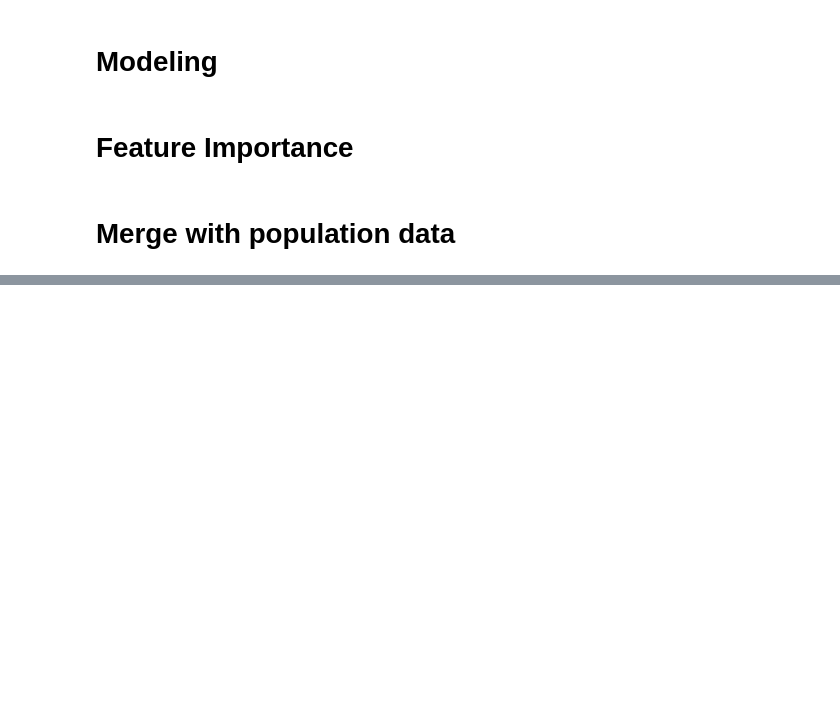
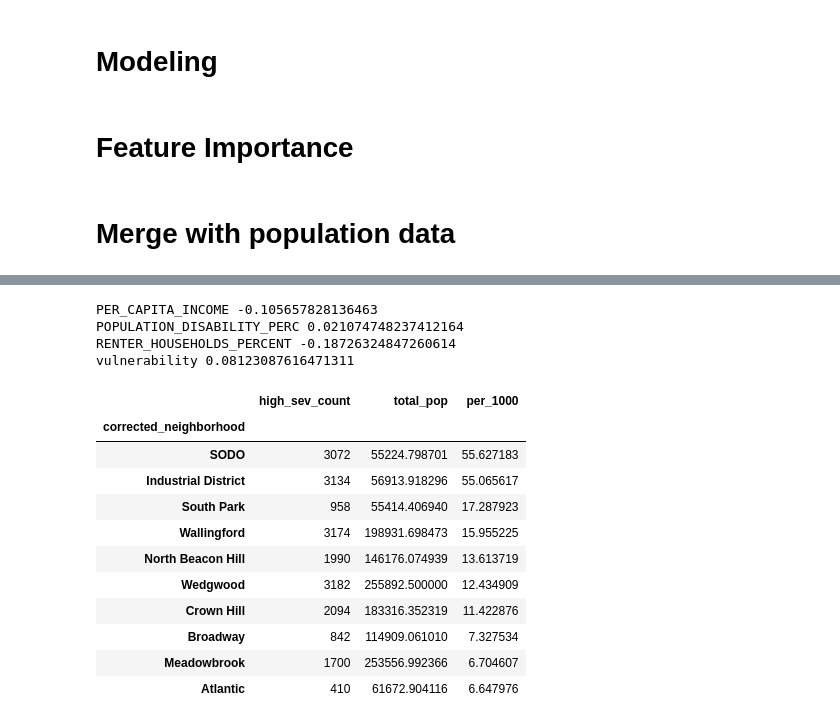
Before and after one commit to Hyperion8642/datathon_2026_asj, a Jupyter notebook: datathon_EDA_saeah.ipynb, the cells around one changed output, grey strips where cells are left out. Saved outputs shown, nothing was run; the diff lists cells and outputs as text; code cells hidden in the pictures; blank space fills up the shorter version.

```diff
--- a/datathon_EDA_saeah.ipynb
+++ b/datathon_EDA_saeah.ipynb
@@ -182,8 +182,7 @@ acs_cols = [
     'NEIGH_NAME', 'TOTAL_POPULATION', 'TOTAL_HOUSEHOLDS', 'Children_under_5',
     'Children_under_18', 'Older_Adults_65_over', 'Median_Age', 'Male', 'Female',
     'PEOPLE_OF_COLOR_PERCENT', 'BACHELOR_HIGHER_PERCENT', 'PER_CAPITA_INCOME',
-    'RENTER_HOUSEHOLDS_PERCENT', 'DETACHED_1_UNIT_PERCENT',
-    'PUBLIC_TRANSPORTATION_PERCENT', 'POPULATION_DISABILITY_PERC',
+    'RENTER_HOUSEHOLDS_PERCENT', 'PUBLIC_TRANSPORTATION_PERCENT', 'POPULATION_DISABILITY_PERC',
     'geometry'
 ]
 acs_gdf_small = acs_gdf[acs_cols]
@@ -250,0 +213,9 @@ plt.show()
+# %%
+merged_gdf["vulnerability"] = (
+    merged_gdf["POPULATION_DISABILITY_PERC"] +
+    merged_gdf["Older_Adults_65_over"] +
+    merged_gdf["RENTER_HOUSEHOLDS_PERCENT"]
+)
+
+vuln = merged_gdf.groupby("corrected_neighborhood")["vulnerability"].mean()
+vuln
@@ -250,0 +238,47 @@ plt.show()
+# %%
+# Correlation
+cols = [
+    "PER_CAPITA_INCOME",
+    "POPULATION_DISABILITY_PERC",
+    "RENTER_HOUSEHOLDS_PERCENT",
+    "vulnerability"
+]
+
+for c in cols:
+    print(c, merged_gdf[c].corr(merged_gdf["properties/severity"]))
+# %% [output]
+PER_CAPITA_INCOME -0.105657828136463
+POPULATION_DISABILITY_PERC 0.021074748237412164
+RENTER_HOUSEHOLDS_PERCENT -0.18726324847260614
+vulnerability 0.08123087616471311
+# %%
+merged_gdf["high_sev"] = (merged_gdf["properties/severity"] >= 4).astype(int)
+
+risk = (
+    merged_gdf
+    .groupby("corrected_neighborhood")
+    .agg(
+        high_sev_count=("high_sev","sum"),
+        total_pop=("TOTAL_POPULATION","mean")
+    )
+    .dropna()
+)
+
+risk["per_1000"] = risk["high_sev_count"] / risk["total_pop"] * 1000
+
+risk = risk.sort_values("per_1000", ascending=False)
+
+risk.head(10)
+# %% [output]
+|  | high_sev_count | total_pop | per_1000 |
+| corrected_neighborhood |  |  |  |
+| SODO | 3072 | 55224.798701 | 55.627183 |
+| Industrial District | 3134 | 56913.918296 | 55.065617 |
+| South Park | 958 | 55414.406940 | 17.287923 |
+| Wallingford | 3174 | 198931.698473 | 15.955225 |
+| North Beacon Hill | 1990 | 146176.074939 | 13.613719 |
+| Wedgwood | 3182 | 255892.500000 | 12.434909 |
+| Crown Hill | 2094 | 183316.352319 | 11.422876 |
+| Broadway | 842 | 114909.061010 | 7.327534 |
+| Meadowbrook | 1700 | 253556.992366 | 6.704607 |
+| Atlantic | 410 | 61672.904116 | 6.647976 |
```
Also changed, not shown: parts of 13 cells of this notebook.
